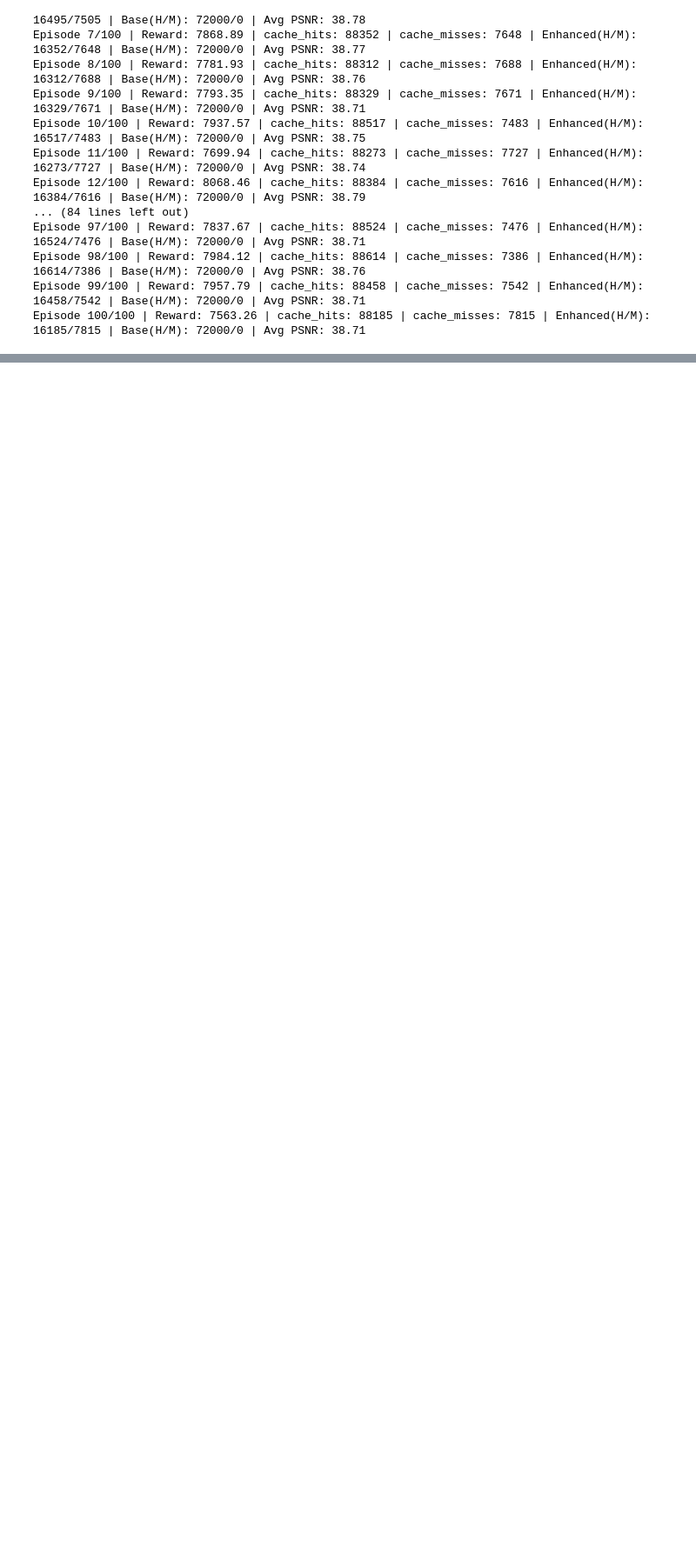
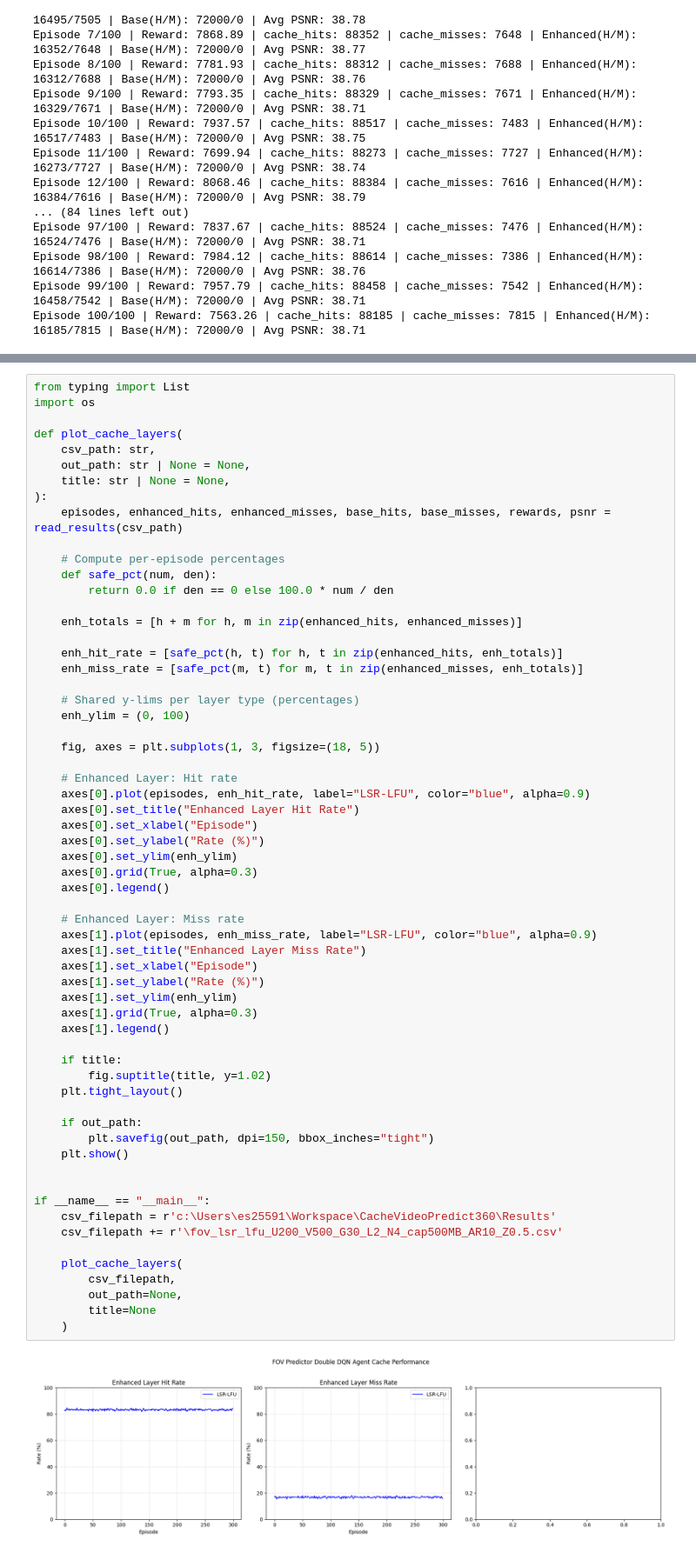
Before and after one commit to es25591/CacheVideoPredict360, a Jupyter notebook: Sources/Examples/LabDeepRLEnv_FoV_CT_ContPop.ipynb, the cells around one changed output, grey strips where cells are left out. Shown at 87% size. Drawn from its saved outputs; the diff is of its cells as text; blank space fills up the shorter version.

```diff
--- a/Sources/Examples/LabDeepRLEnv_FoV_CT_ContPop.ipynb
+++ b/Sources/Examples/LabDeepRLEnv_FoV_CT_ContPop.ipynb
@@ -1128,0 +1129,63 @@ if __name__ == "__main__":
+# %%
+from typing import List
+import os
+
+def plot_cache_layers(
+    csv_path: str,
+    out_path: str | None = None,
+    title: str | None = None,
+):
+    episodes, enhanced_hits, enhanced_misses, base_hits, base_misses, rewards, psnr = read_results(csv_path)
+
+    # Compute per-episode percentages
+    def safe_pct(num, den):
+        return 0.0 if den == 0 else 100.0 * num / den
+
+    enh_totals = [h + m for h, m in zip(enhanced_hits, enhanced_misses)]
+
+    enh_hit_rate = [safe_pct(h, t) for h, t in zip(enhanced_hits, enh_totals)]
+    enh_miss_rate = [safe_pct(m, t) for m, t in zip(enhanced_misses, enh_totals)]
+
+    # Shared y-lims per layer type (percentages)
+    enh_ylim = (0, 100)
+
+    fig, axes = plt.subplots(1, 3, figsize=(18, 5))
+
+    # Enhanced Layer: Hit rate
+    axes[0].plot(episodes, enh_hit_rate, label="LSR-LFU", color="blue", alpha=0.9)
+    axes[0].set_title("Enhanced Layer Hit Rate")
+    axes[0].set_xlabel("Episode")
+    axes[0].set_ylabel("Rate (%)")
+    axes[0].set_ylim(enh_ylim)
+    axes[0].grid(True, alpha=0.3)
+    axes[0].legend()
+
+    # Enhanced Layer: Miss rate
+    axes[1].plot(episodes, enh_miss_rate, label="LSR-LFU", color="blue", alpha=0.9)
+    axes[1].set_title("Enhanced Layer Miss Rate")
+    axes[1].set_xlabel("Episode")
+    axes[1].set_ylabel("Rate (%)")
+    axes[1].set_ylim(enh_ylim)
+    axes[1].grid(True, alpha=0.3)
+    axes[1].legend()
+
+    if title:
+        fig.suptitle(title, y=1.02)
+    plt.tight_layout()
+
+    if out_path:
+        plt.savefig(out_path, dpi=150, bbox_inches="tight")
+    plt.show()
+
+
+if __name__ == "__main__":
+    csv_filepath = r'c:\Users\es25591\Workspace\CacheVideoPredict360\Results'
+    csv_filepath += r'\fov_lsr_lfu_U200_V500_G30_L2_N4_cap500MB_AR10_Z0.5.csv'
+
+    plot_cache_layers(
+        csv_filepath,
+        out_path=None,
+        title=None
+    )
+# %% [output]
+[figure, added]
```
Also changed, not shown: parts of 1 cell of this notebook, 3 other files.
